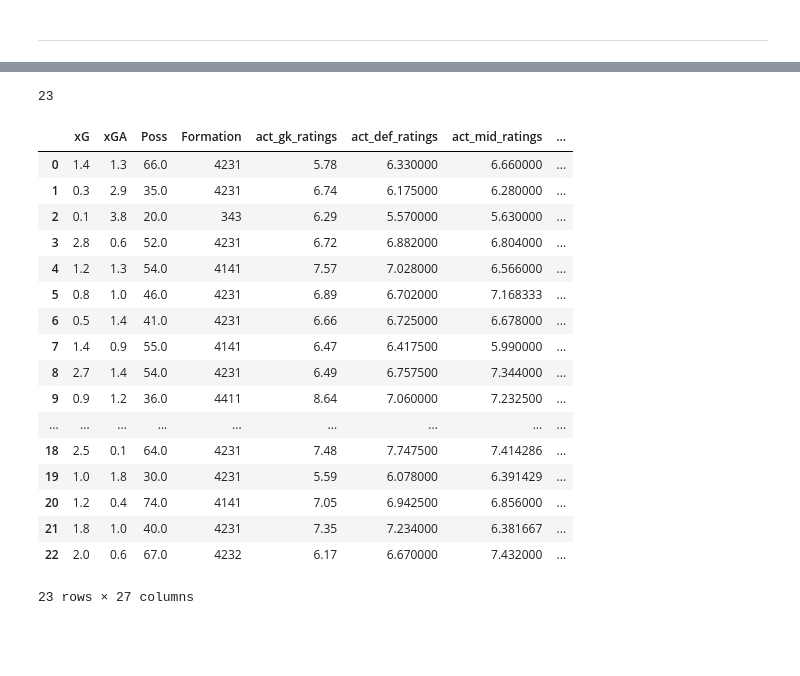
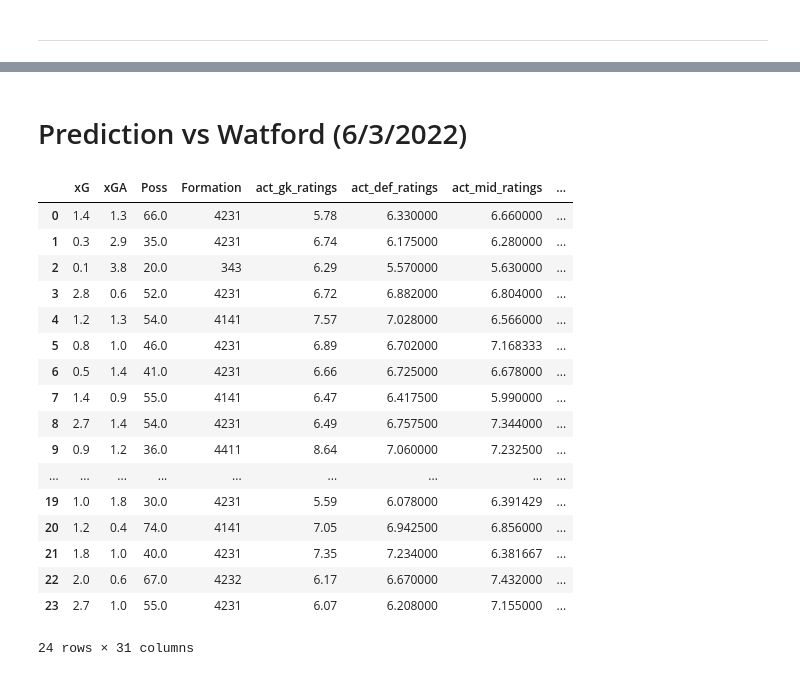
Before and after one commit to alepnabil/Arsenal_match_predictions, a Jupyter notebook: 2021-2022 season/updated_weekly_prediction.ipynb, the cells around one changed output, grey strips where cells are left out. Drawn from its saved outputs; the diff is of its cells as text; code cells hidden in the pictures; blank space fills up the shorter version.

Commit message:
make prediction against watford

```diff
--- a/2021-2022 season/updated_weekly_prediction.ipynb
+++ b/2021-2022 season/updated_weekly_prediction.ipynb
@@ -511,25 +499,45 @@ df[df['L']==1]
-# %%
-len(df)
-# %% [output]
-23
-# %%
-x_train
-# %% [output]
-|  | xG | xGA | Poss | Formation | act_gk_ratings | act_def_ratings | act_mid_ratings | ... |
-| 0 | 1.4 | 1.3 | 66.0 | 4231 | 5.78 | 6.330000 | 6.660000 | ... |
-| 1 | 0.3 | 2.9 | 35.0 | 4231 | 6.74 | 6.175000 | 6.280000 | ... |
-| 2 | 0.1 | 3.8 | 20.0 | 343 | 6.29 | 5.570000 | 5.630000 | ... |
-| 3 | 2.8 | 0.6 | 52.0 | 4231 | 6.72 | 6.882000 | 6.804000 | ... |
-| 4 | 1.2 | 1.3 | 54.0 | 4141 | 7.57 | 7.028000 | 6.566000 | ... |
-| 5 | 0.8 | 1.0 | 46.0 | 4231 | 6.89 | 6.702000 | 7.168333 | ... |
-| 6 | 0.5 | 1.4 | 41.0 | 4231 | 6.66 | 6.725000 | 6.678000 | ... |
-| 7 | 1.4 | 0.9 | 55.0 | 4141 | 6.47 | 6.417500 | 5.990000 | ... |
-| 8 | 2.7 | 1.4 | 54.0 | 4231 | 6.49 | 6.757500 | 7.344000 | ... |
-| 9 | 0.9 | 1.2 | 36.0 | 4411 | 8.64 | 7.060000 | 7.232500 | ... |
-| ... | ... | ... | ... | ... | ... | ... | ... | ... |
-| 18 | 2.5 | 0.1 | 64.0 | 4231 | 7.48 | 7.747500 | 7.414286 | ... |
-| 19 | 1.0 | 1.8 | 30.0 | 4231 | 5.59 | 6.078000 | 6.391429 | ... |
-| 20 | 1.2 | 0.4 | 74.0 | 4141 | 7.05 | 6.942500 | 6.856000 | ... |
-| 21 | 1.8 | 1.0 | 40.0 | 4231 | 7.35 | 7.234000 | 6.381667 | ... |
-| 22 | 2.0 | 0.6 | 67.0 | 4232 | 6.17 | 6.670000 | 7.432000 | ... |
-23 rows × 27 columns
+# %% [markdown]
+# Prediction vs Watford (6/3/2022)
+# %%
+df=pd.read_csv('Arsenal season 2021_2022 - Sheet1.csv')
+# %%
+#df=pd.read_csv('Arsenal season 2021_2022 - Sheet1.csv')
+drop=['result_prediction','predicted_poss','Day','Date','Round','GF_prediction', 'GA_prediction','Predicted_formation','pred_gk_Ratings','pred_def_ratings', 'pred_mid_ratings', 'pred_forw_ratings','Opponent','Venue','Result','GF_prediction','GA_prediction','predicted_xg','predicted_xga']
+
+
+opponent=pd.get_dummies(df['Opponent'],drop_first=True)
+venue=pd.get_dummies(df['Venue'],drop_first=True)
+result=pd.get_dummies(df['Result'],drop_first=True)
+
+df=pd.concat([df,opponent,venue,result],axis=1)
+#NEEDS TO BE CHANGE EVERY WEEK SINCE THERE WILL BE NEW MATCH DATA
+df=df.iloc[:24]
+
+
+
+df=df.drop(drop,axis=1)
+
+df['Formation'].replace('3-4-2003','3-4-3',inplace=True)
+#CANNOT INCLUDE THE UPCOMING MATCH PREDICTION SINCE IT IS NAN
+df['Formation']=df['Formation'].apply(lambda x:int(x.replace('-','')))
+# %%
+df
+# %% [output]
+|  | xG | xGA | Poss | Formation | act_gk_ratings | act_def_ratings | act_mid_ratings | ... |
+| 0 | 1.4 | 1.3 | 66.0 | 4231 | 5.78 | 6.330000 | 6.660000 | ... |
+| 1 | 0.3 | 2.9 | 35.0 | 4231 | 6.74 | 6.175000 | 6.280000 | ... |
+| 2 | 0.1 | 3.8 | 20.0 | 343 | 6.29 | 5.570000 | 5.630000 | ... |
+| 3 | 2.8 | 0.6 | 52.0 | 4231 | 6.72 | 6.882000 | 6.804000 | ... |
+| 4 | 1.2 | 1.3 | 54.0 | 4141 | 7.57 | 7.028000 | 6.566000 | ... |
+| 5 | 0.8 | 1.0 | 46.0 | 4231 | 6.89 | 6.702000 | 7.168333 | ... |
+| 6 | 0.5 | 1.4 | 41.0 | 4231 | 6.66 | 6.725000 | 6.678000 | ... |
+| 7 | 1.4 | 0.9 | 55.0 | 4141 | 6.47 | 6.417500 | 5.990000 | ... |
+| 8 | 2.7 | 1.4 | 54.0 | 4231 | 6.49 | 6.757500 | 7.344000 | ... |
+| 9 | 0.9 | 1.2 | 36.0 | 4411 | 8.64 | 7.060000 | 7.232500 | ... |
+| ... | ... | ... | ... | ... | ... | ... | ... | ... |
+| 19 | 1.0 | 1.8 | 30.0 | 4231 | 5.59 | 6.078000 | 6.391429 | ... |
+| 20 | 1.2 | 0.4 | 74.0 | 4141 | 7.05 | 6.942500 | 6.856000 | ... |
+| 21 | 1.8 | 1.0 | 40.0 | 4231 | 7.35 | 7.234000 | 6.381667 | ... |
+| 22 | 2.0 | 0.6 | 67.0 | 4232 | 6.17 | 6.670000 | 7.432000 | ... |
+| 23 | 2.7 | 1.0 | 55.0 | 4231 | 6.07 | 6.208000 | 7.155000 | ... |
+24 rows × 31 columns
```
Also changed, not shown: parts of 9 cells of this notebook.
